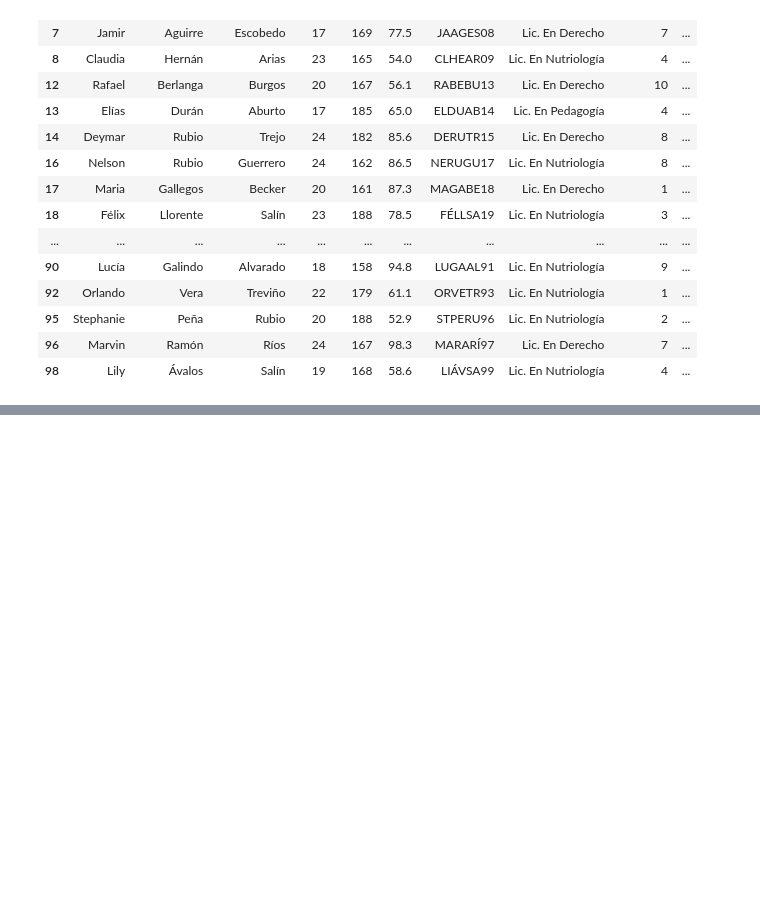
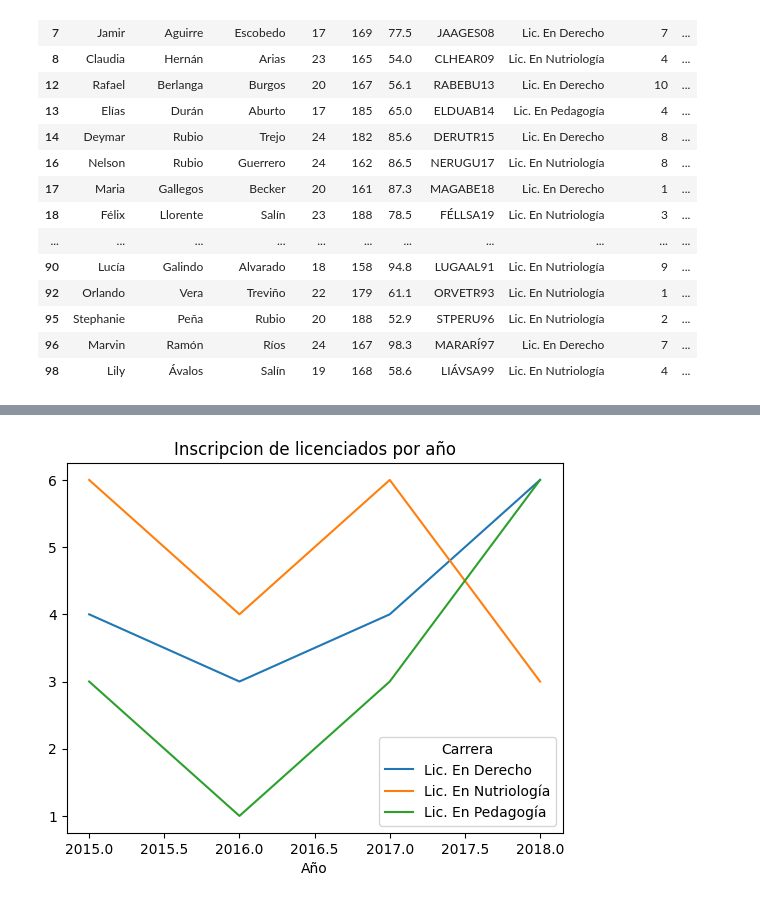
Before and after one commit to ikercalb/EjerciciosPython, a Jupyter notebook: pandas_pruebas.ipynb, the cells around one changed output, grey strips where cells are left out. Saved outputs shown, nothing was run; the diff lists cells and outputs as text; code cells hidden in the pictures; blank space fills up the shorter version.

```diff
--- a/pandas_pruebas.ipynb
+++ b/pandas_pruebas.ipynb
@@ -275,0 +293,4 @@ licenciados
+# %%
+#contar la cantidad de alumnos inscritos en cada año separado por licenciatura utilizando pivot_table
+ingresos = licenciados.pivot_table(index= "Año", columns="Carrera", values="Edad", aggfunc="count", fill_value=0)
+ingresos
@@ -275,0 +304,6 @@ licenciados
+# %%
+ingresos.plot()
+plt.title("Inscripcion de licenciados por año")
+plt.show()
+# %% [output]
+[figure, added]
```
Also changed, not shown: parts of 5 cells of this notebook, 9 other files.
